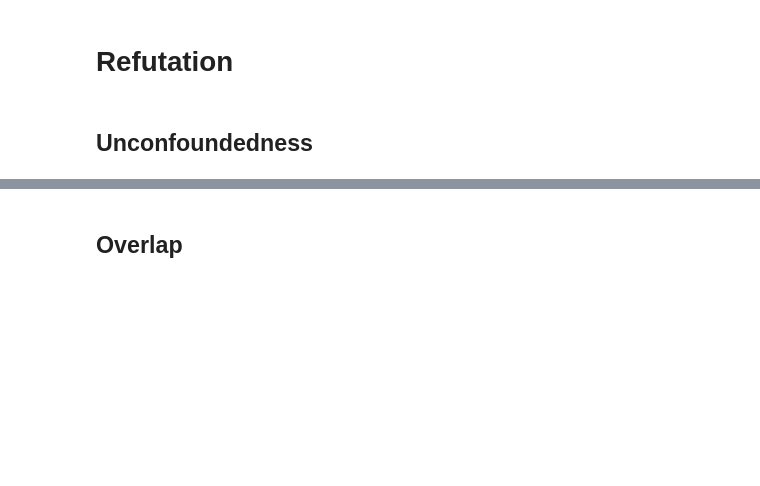
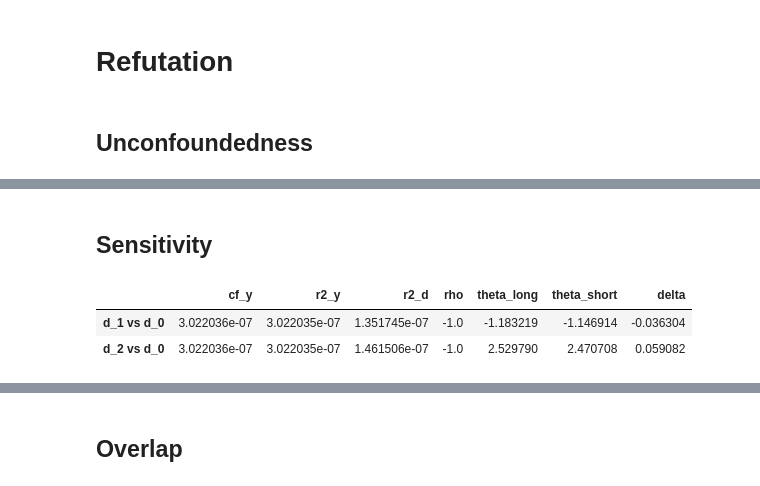
Before and after one commit to causalis-causalcraft/Causalis, a Jupyter notebook: notebooks/scenarios/multi_unconfoundedness.ipynb, the cells around one changed output, grey strips where cells are left out. Saved outputs shown, nothing was run; the diff lists cells and outputs as text; code cells hidden in the pictures; blank space fills up the shorter version.

```diff
--- a/notebooks/scenarios/multi_unconfoundedness.ipynb
+++ b/notebooks/scenarios/multi_unconfoundedness.ipynb
@@ -271,2 +271,4 @@ rep_uc["summary"]  # comparison, metric, value, flag
 | 7 | overall | balance_frac_violations | 0.0 | GREEN |
 | 8 | overall | balance_pass | True | GREEN |
+# %% [markdown]
+## Sensitivity
@@ -272,0 +279,10 @@ rep_uc["summary"]  # comparison, metric, value, flag
+# %%
+from causalis.scenarios.multi_unconfoundedness.refutation.unconfoundedness import sensitivity_benchmark
+
+
+bench = sensitivity_benchmark(dml_result, benchmarking_set=["tenure_months"])
+bench
+# %% [output]
+|  | cf_y | r2_y | r2_d | rho | theta_long | theta_short | delta |
+| d_1 vs d_0 | 3.022036e-07 | 3.022035e-07 | 1.351745e-07 | -1.0 | -1.183219 | -1.146914 | -0.036304 |
+| d_2 vs d_0 | 3.022036e-07 | 3.022035e-07 | 1.461506e-07 | -1.0 | 2.529790 | 2.470708 | 0.059082 |
```
Also changed, not shown: parts of 10 cells of this notebook, 19 other files.
